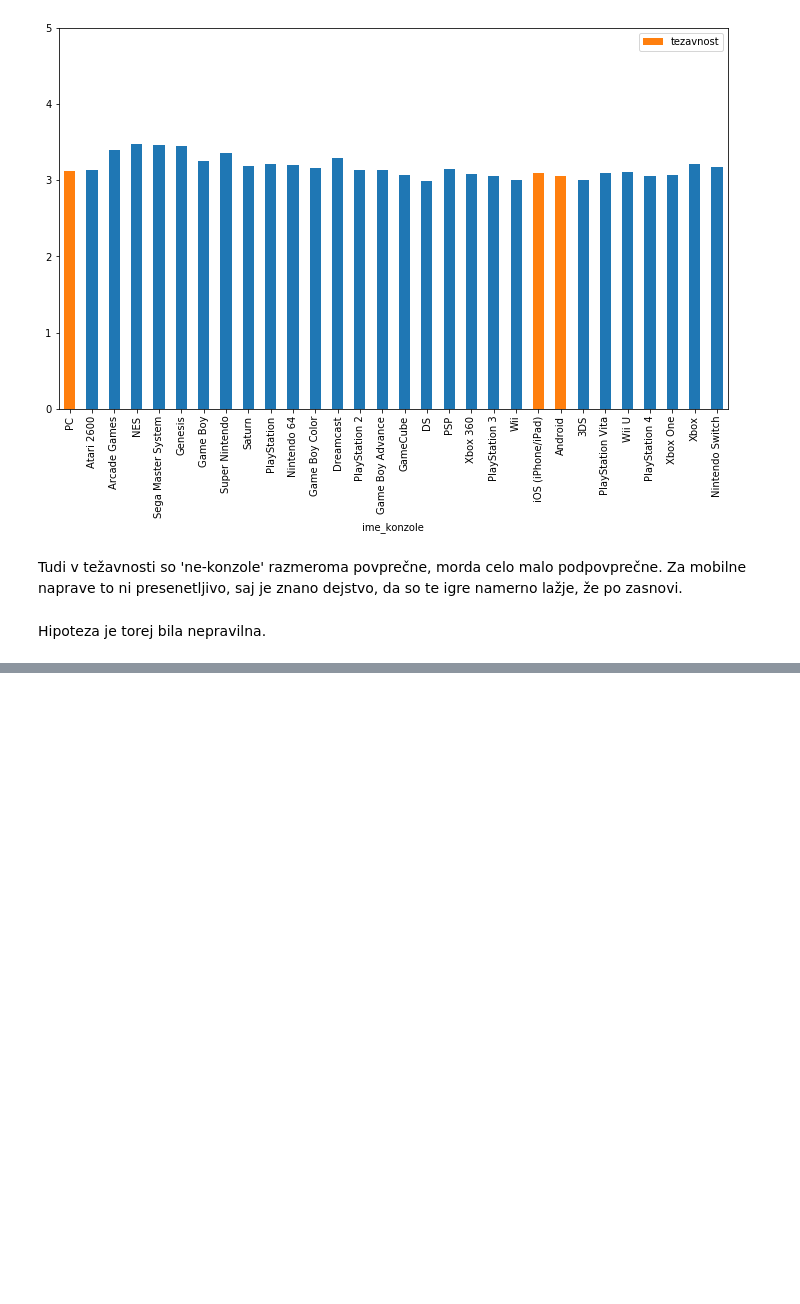
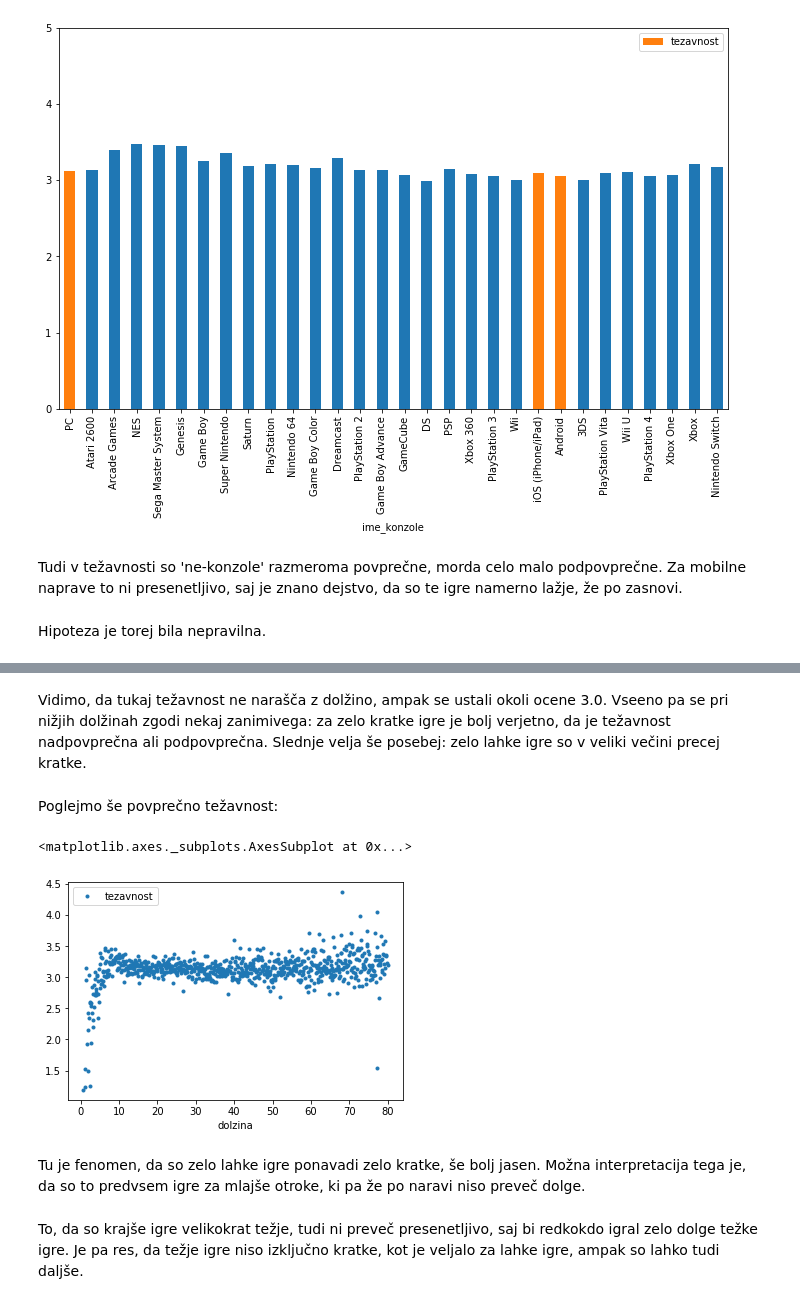
Before and after one commit to TGlinsek/Primerjava-znanih-videoiger, a Jupyter notebook: analiza_podatkov/analiza_iger.ipynb, the cells around one changed output, grey strips where cells are left out. Cells and saved outputs as stored; diff of their text form; code cells hidden in the pictures; blank space fills up the shorter version.

```diff
--- a/analiza_podatkov/analiza_iger.ipynb
+++ b/analiza_podatkov/analiza_iger.ipynb
@@ -405,0 +502,13 @@ Hipoteza je torej bila nepravilna.
+# %% [markdown]
+Vidimo, da tukaj težavnost ne narašča z dolžino, ampak se ustali okoli ocene 3.0. Vseeno pa se pri nižjih dolžinah zgodi nekaj zanimivega: za zelo kratke igre je bolj verjetno, da je težavnost nadpovprečna ali podpovprečna. Slednje velja še posebej: zelo lahke igre so v veliki večini precej kratke.
+# %% [markdown]
+Poglejmo še povprečno težavnost:
+# %%
+povprečne_dolžine.plot(style='.', y='tezavnost')
+# %% [output]
+<matplotlib.axes._subplots.AxesSubplot at 0x...>
+[figure, added]
+# %% [markdown]
+Tu je fenomen, da so zelo lahke igre ponavadi zelo kratke, še bolj jasen. Možna interpretacija tega je, da so to predvsem igre za mlajše otroke, ki pa že po naravi niso preveč dolge.
+# %% [markdown]
+To, da so krajše igre velikokrat težje, tudi ni preveč presenetljivo, saj bi redkokdo igral zelo dolge težke igre. Je pa res, da težje igre niso izključno kratke, kot je veljalo za lahke igre, ampak so lahko tudi daljše.
```
Also changed, not shown: parts of 32 cells of this notebook.
